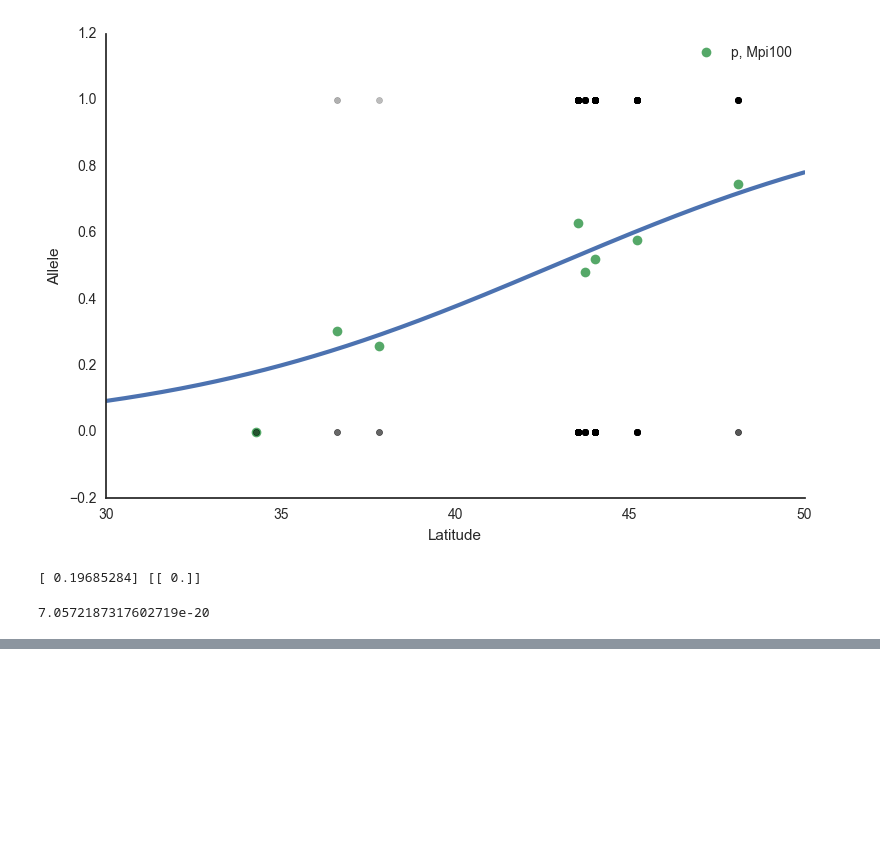
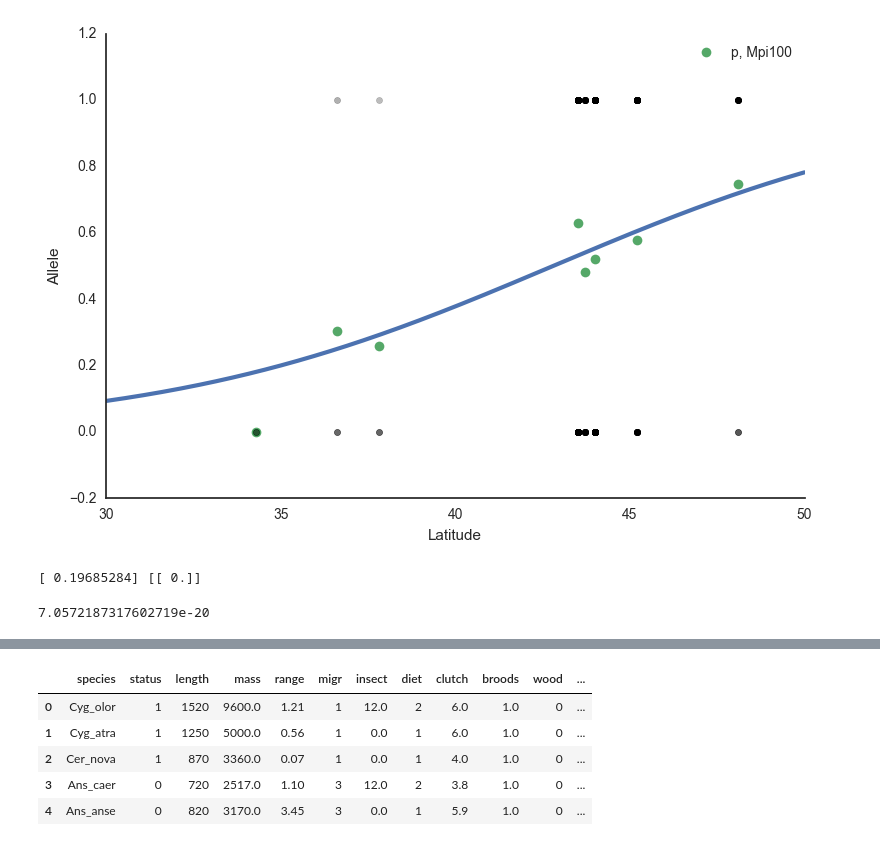
Before and after one commit to yoavram/ipython-notebooks, a Jupyter notebook: Simple logistic regression.ipynb, the cells around one changed output, grey strips where cells are left out. Saved outputs shown, nothing was run; the diff lists cells and outputs as text; code cells hidden in the pictures; blank space fills up the shorter version.

```diff
--- a/Simple logistic regression.ipynb
+++ b/Simple logistic regression.ipynb
@@ -239,0 +249,96 @@ log_reg_lik_ratio_test(raw_df['Latitude'], raw_df['Allele'], clf0, clf)
+# %%
+data="""
+Cyg_olor 1 1520  9600 1.21 1 12 2  6   1 0 0 1  6 29
+Cyg_atra 1 1250  5000 0.56 1  0 1  6   1 0 0 1 10 85
+Cer_nova 1  870  3360 0.07 1  0 1  4   1 0 0 1  3 8
+Ans_caer 0  720  2517 1.1  3 12 2  3.8 1 0 0 1  1 10
+Ans_anse 0  820  3170 3.45 3  0 1  5.9 1 0 0 1  2 7
+Bra_cana 1  770  4390 2.96 2  0 1  5.9 1 0 0 1 10 60
+Bra_sand 0   50  1930 0.01 1  0 1  4   2 0 0 0  1 2
+Alo_aegy 0  680  2040 2.71 1  . 2  8.5 1 0 0 1  1 8
+Ana_plat 1  570  1020 9.01 2  6 2 12.6 1 0 0 1 17 1539
+Ana_acut 0  580   910 7.9  3  6 2  8.3 1 0 0 1  3 102
+Ana_pene 0  480   590 4.33 3  0 1  8.7 1 0 0 1  5 32
+Aix_spon 0  470   539 1.04 3 12 2 13.5 2 1 0 1  5 10
+Ayt_feri 0  450   940 2.17 3 12 2  9.5 1 0 0 1  3 9
+Ayt_fuli 0  435   684 4.81 3 12 2 10.1 1 0 0 1  2 5
+Ore_pict 0  275   230 0.31 1  3 1  9.5 1 1 1 0  9 398
+Lop_cali 1  256   162 0.24 1  3 1 14.2 2 0 0 0 15 1420
+Col_virg 1  230   170 0.77 1  3 1 13.7 1 0 0 0 17 1156
+Ale_grae 1  330   501 2.23 1  3 1 15.5 1 0 1 0 15 362
+Ale_rufa 0  330   439 0.22 1  3 2 11.2 2 0 0 0  2 20
+Per_perd 0  300   386 2.4  1  3 1 14.6 1 0 1 0 24 676
+Cot_pect 0  182    95 0.33 3  . 2  7.5 1 0 0 0  3 .
+Cot_aust 1  180    95 0.69 2 12 2 11   1 0 0 1 11 601
+Lop_nyct 0  800  1150 0.28 1 12 2  5   1 1 1 0  4 6
+Pha_colc 1  710   850 1.25 1 12 2 11.8 1 1 0 0 27 244
+Syr_reev 0  750   949 0.2  1 12 2  9.5 1 1 1 0  2 9
+Tet_tetr 0  470   900 4.17 1  3 1  7.9 1 1 1 0  2 13
+Lag_lago 0  390   517 7.29 1  0 1  7.5 1 1 1 0  2 4
+Ped_phas 0  440   815 1.83 1  3 1 12.3 1 1 0 0  1 22
+Tym_cupi 0  435   770 0.26 1  4 1 12   1 0 0 0  3 57
+Van_vane 0  300   226 3.93 2 12 3  3.8 1 0 0 0  8 124
+Plu_squa 0  285   318 1.67 3 12 3  4   1 0 0 1  2 3
+Pte_alch 0  350   225 1.21 2  0 1  2.5 2 0 0 0  1 8
+Pha_chal 0  320   350 0.6  1 12 2  2   2 1 0 0  8 42
+Ocy_loph 0  330   205 0.76 1  0 1  2   7 1 0 1  4 23
+Leu_mela 0  372     . 0.07 1 12 2  2   1 1 0 0  6 34
+Ath_noct 1  220   176 4.84 1 12 3  3.6 1 1 0 0  7 221
+Tyt_alba 0  340   298 8.9  2  0 3  5.7 2 1 0 0  1 7
+Dac_nova 1  460   382 0.34 1 12 3  2   1 1 0 0  7 21
+Lul_arbo 0  150  32.1 1.78 2  4 2  3.9 2 1 0 0  1 5
+Ala_arve 1  185  38.9 5.19 2 12 2  3.7 3 0 0 0 11 391
+Pru_modu 1  145  20.5 1.95 2 12 2  3.4 2 1 0 0 14 245
+Eri_rebe 0  140  15.8 2.31 2 12 2  5   2 1 0 0 11 123
+Lus_mega 0  161  19.4 1.88 3 12 2  4.7 2 1 0 0  4 7
+Tur_meru 1  255  82.6 3.3  2 12 2  3.8 3 1 0 0 16 596
+Tur_phil 1  230  67.3 4.84 2 12 2  4.7 2 1 0 0 12 343
+Syl_comm 0  140  12.8 3.39 3 12 2  4.6 2 1 0 0  1 2
+Syl_atri 0  142  17.5 2.43 2  5 2  4.6 1 1 0 0  1 5
+Man_mela 0  180     . 0.04 1 12 3  1.9 5 1 0 0  1 2
+Man_mela 0  265    59 0.25 1 12 2  2.6 . 1 0 0  1 80
+Gra_cyan 0  275   128 0.83 1 12 3  3   2 1 0 1  1 .
+Gym_tibi 1  400   380 0.82 1 12 3  4   1 1 0 0 15 448
+Cor_mone 0  335   203 3.4  2 12 2  4.5 1 1 0 0  2 3
+Cor_frug 1  400   425 3.73 1 12 2  3.6 1 1 0 0 10 182
+Stu_vulg 1  222  79.8 3.33 2  6 2  4.8 2 1 0 0 14 653
+Acr_tris 1  230 111.3 0.56 1 12 2  3.7 1 1 0 0  5 88
+Pas_dome 1  149  28.8 6.5  1  6 2  3.9 3 1 0 0 12 416
+Pas_mont 0  133    22 6.8  1  6 2  4.7 3 1 0 0  3 14
+Aeg_temp 0  120     . 0.17 1  6 2  4.7 3 1 0 0  3 14
+Emb_gutt 0  120    19 0.15 1  4 1  5   3 0 0 0  4 112
+Poe_gutt 0  100  12.4 0.75 1  4 1  4.7 3 0 0 0  1 12
+Lon_punc 0  110  13.5 1.06 1  0 1  5   3 0 0 0  1 8
+Lon_cast 0  100     . 0.13 1  4 1  5   . 0 0 1  4 45
+Pad_oryz 0  160     . 0.09 1  0 1  5   . 0 0 0  2 6
+Fri_coel 1  160  23.5 2.61 2 12 2  4.9 2 1 0 0 17 449
+Fri_mont 0  146  21.4 3.09 3 10 2  6   . 1 0 0  7 121
+Car_chlo 1  147    29 2.09 2  7 2  4.8 2 1 0 0  6 65
+Car_spin 0  117    12 2.09 3  3 1  4   2 1 0 0  3 54
+Car_card 1  120  15.5 2.85 2  4 1  4.4 3 1 0 0 14 626
+Aca_flam 1  115  11.5 5.54 2  6 1  5   2 1 0 0 10 607
+Aca_ﬂavi 0  133    17 1.67 2  0 1  5   3 0 1 0  3 61
+Aca_cann 0  136  18.5 2.52 2  6 1  4.7 2 1 0 0 12 209
+Pyr_pyrr 0  142  23.5 3.57 1  4 1  4   3 1 0 0  2 .
+Emb_citr 1  160  28.2 4.11 2  8 2  3.3 3 1 0 0 14 656
+Emb_hort 0  163  21.6 2.75 3 12 2  5   1 0 0 0  1 6
+Emb_cirl 1  160  23.6 0.62 1 12 2  3.5 2 1 0 0  3 29
+Emb_scho 0  150  20.7 5.42 1 12 2  5.1 2 0 0 1  2 9
+Pir_rubr 0  170    31 0.55 3 12 2  4   . 1 0 0  1 2
+Age_phoe 0  210  36.9 2    2  8 2  3.7 1 0 0 1  1 2
+Stu_negl 0  225 106.5 1.2  2 12 2  4.8 2 0 0 0  1 2
+"""
+cols = 'species status length mass range migr insect diet clutch broods wood upland water release indiv'.split()
+ind_vars = cols[2:]
+df = pd.read_table(io.StringIO(data), names=cols, header=None, delim_whitespace=True, na_values=['.'])
+df.dropna(inplace=True)
+y_true = df['status']
+X = df[ind_vars]
+df.head()
+# %% [output]
+|  | species | status | length | mass | range | migr | insect | diet | clutch | broods | wood | ... |
+| 0 | Cyg_olor | 1 | 1520 | 9600.0 | 1.21 | 1 | 12.0 | 2 | 6.0 | 1.0 | 0 | ... |
+| 1 | Cyg_atra | 1 | 1250 | 5000.0 | 0.56 | 1 | 0.0 | 1 | 6.0 | 1.0 | 0 | ... |
+| 2 | Cer_nova | 1 | 870 | 3360.0 | 0.07 | 1 | 0.0 | 1 | 4.0 | 1.0 | 0 | ... |
+| 3 | Ans_caer | 0 | 720 | 2517.0 | 1.10 | 3 | 12.0 | 2 | 3.8 | 1.0 | 0 | ... |
+| 4 | Ans_anse | 0 | 820 | 3170.0 | 3.45 | 3 | 0.0 | 1 | 5.9 | 1.0 | 0 | ... |
```
Also changed, not shown: parts of 6 cells of this notebook.
